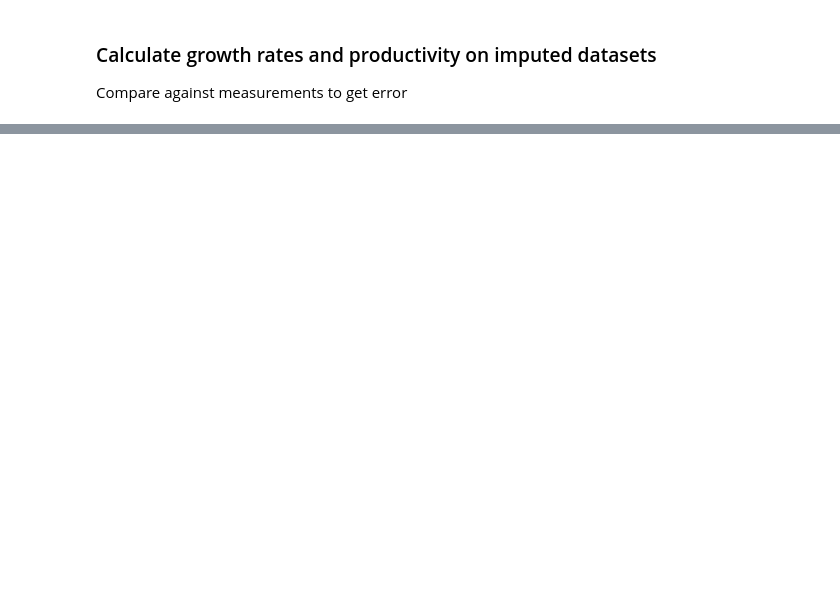
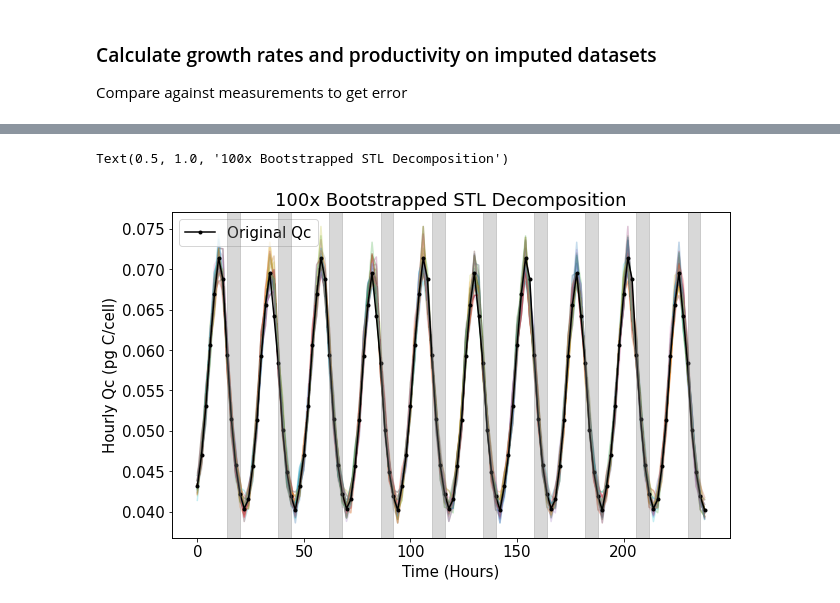
Before and after one commit to klqi/seaflow_tsd, a Jupyter notebook: zinser_simulations.ipynb, the cells around one changed output, grey strips where cells are left out. Drawn from its saved outputs; the diff is of its cells as text; code cells hidden in the pictures; blank space fills up the shorter version.

```diff
--- a/zinser_simulations.ipynb
+++ b/zinser_simulations.ipynb
@@ -311,0 +385,38 @@ run_STL(impute_df, 'with_missing')
+# %%
+from arch.bootstrap import MovingBlockBootstrap
+from numpy.random import standard_normal
+from numpy.random import RandomState
+from arch.bootstrap import optimal_block_length
+
+
+## apply mbb to residuals of STL decomposition
+mbb_df=tsd_df.set_index('hour')
+data=mbb_df.resid.values
+# try mbb of block length period+1 (25)
+period=13
+mbb=MovingBlockBootstrap(period, data, random_state=rs)
+
+# grab synthetic datasets in each bootstrap
+mbb_data=[]
+
+for data in mbb.bootstrap(100):
+    # grab blocked residual values
+    new_resid=data[0][0]
+    # generate synthetic ts from trend and diel components
+    new_ts=new_resid*mbb_df.trend*mbb_df.diel
+    mbb_data.append(new_ts)
+# %%
+# make plot with bootstrapped results
+fig,axs=plt.subplots(figsize=(10,6))
+for line in mbb_data:
+    axs.plot(line, alpha=0.25)
+axs.plot(mbb_df.Qc_hour, c='k', label='Original Qc', marker='.')
+twinax=axs.twinx()
+plot_night_day(twinax, ylims=(0.04, 0.075))
+axs.set_xlabel('Time (Hours)')
+axs.set_ylabel('Hourly Qc (pg C/cell)')
+axs.legend()
+axs.set_title('100x Bootstrapped STL Decomposition')
+# %% [output]
+Text(0.5, 1.0, '100x Bootstrapped STL Decomposition')
+[figure, added]
```
Also changed, not shown: parts of 15 cells of this notebook, 2 other files.
